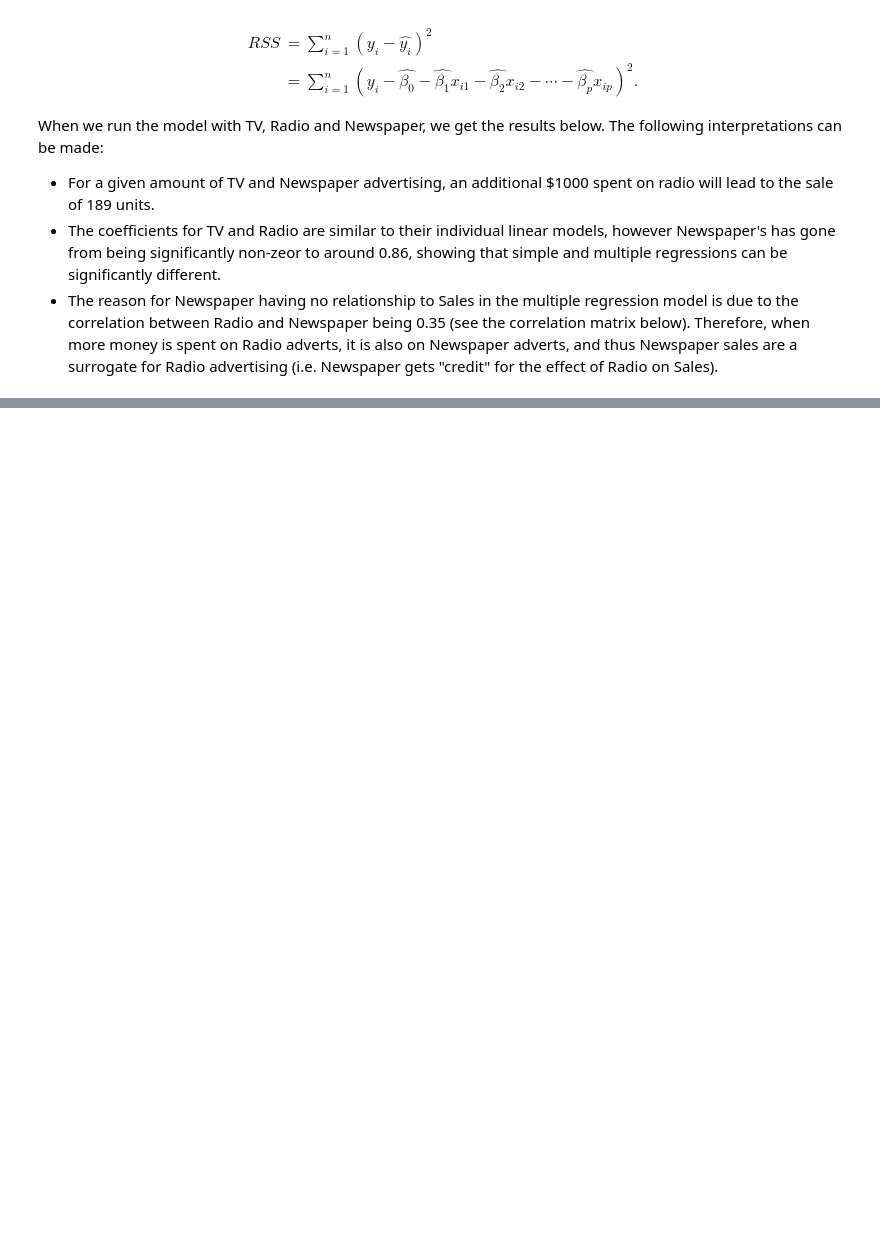
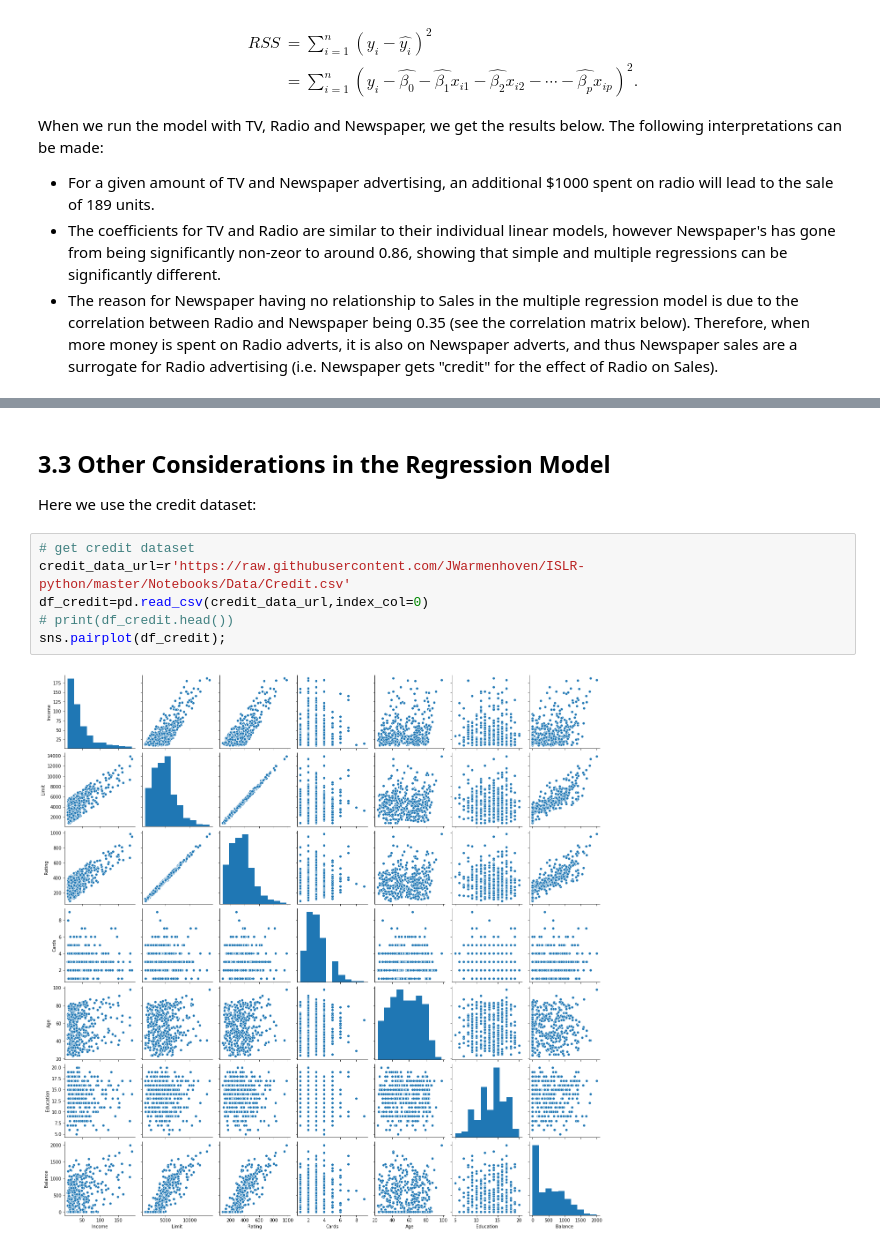
Before and after one commit to walter9388/Statisitcal-Learning, a Jupyter notebook: IntroToStatisticalLearningBook/Chp03-LinearRegression.ipynb, the cells around one changed output, grey strips where cells are left out. Saved outputs shown, nothing was run; the diff lists cells and outputs as text; blank space fills up the shorter version.

```diff
--- a/IntroToStatisticalLearningBook/Chp03-LinearRegression.ipynb
+++ b/IntroToStatisticalLearningBook/Chp03-LinearRegression.ipynb
@@ -583,0 +641,11 @@ Sales ~ TV + Radio
+# %% [markdown]
+## 3.3 Other Considerations in the Regression Model<a class="anchor" id="3.3"></a>
+Here we use the credit dataset:
+# %%
+# get credit dataset
+credit_data_url=r'https://raw.githubusercontent.com/JWarmenhoven/ISLR-python/master/Notebooks/Data/Credit.csv'
+df_credit=pd.read_csv(credit_data_url,index_col=0)
+# print(df_credit.head())
+sns.pairplot(df_credit);
+# %% [output]
+[figure, added]
```
Also changed, not shown: parts of 21 cells of this notebook.
